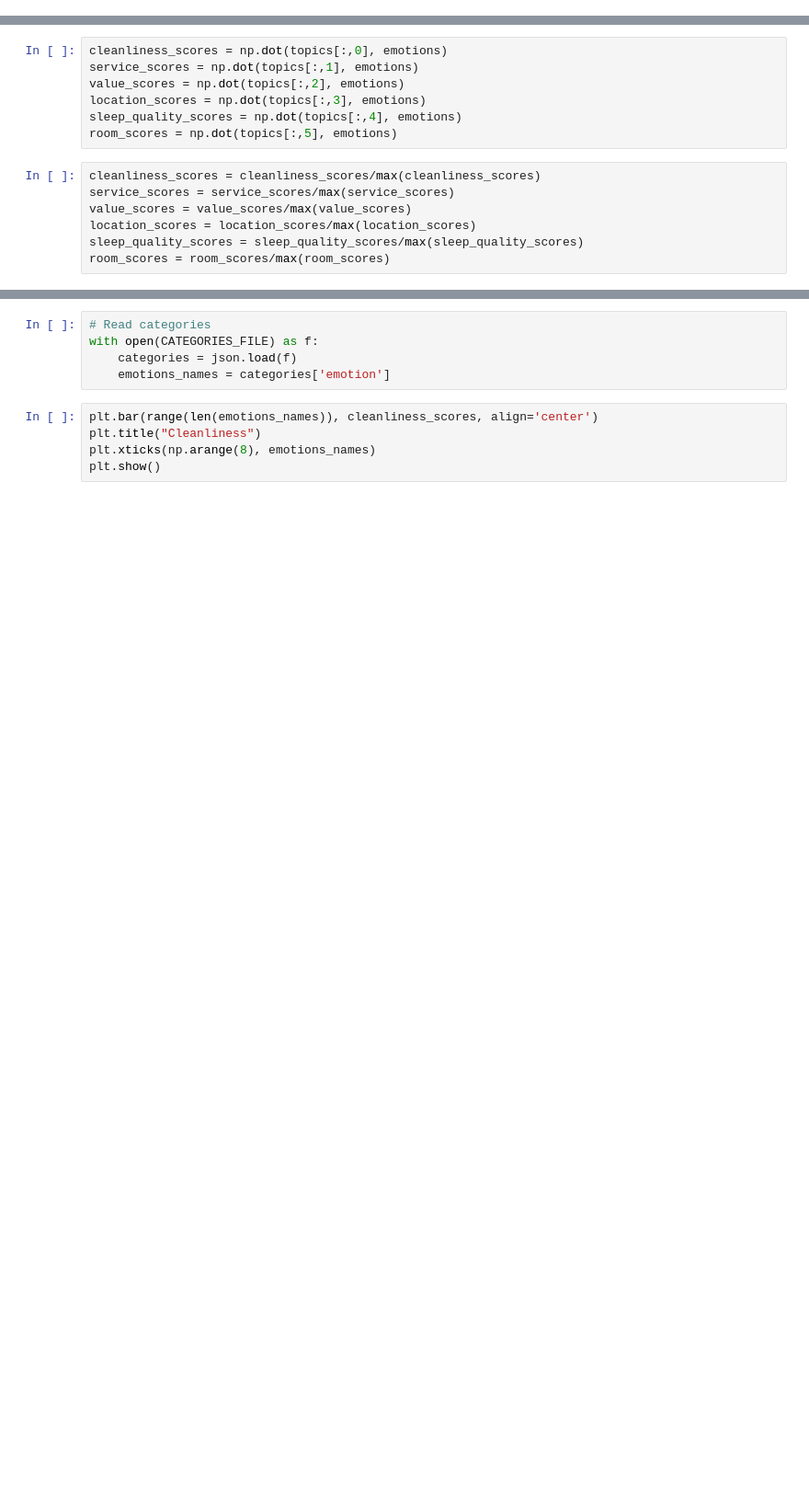
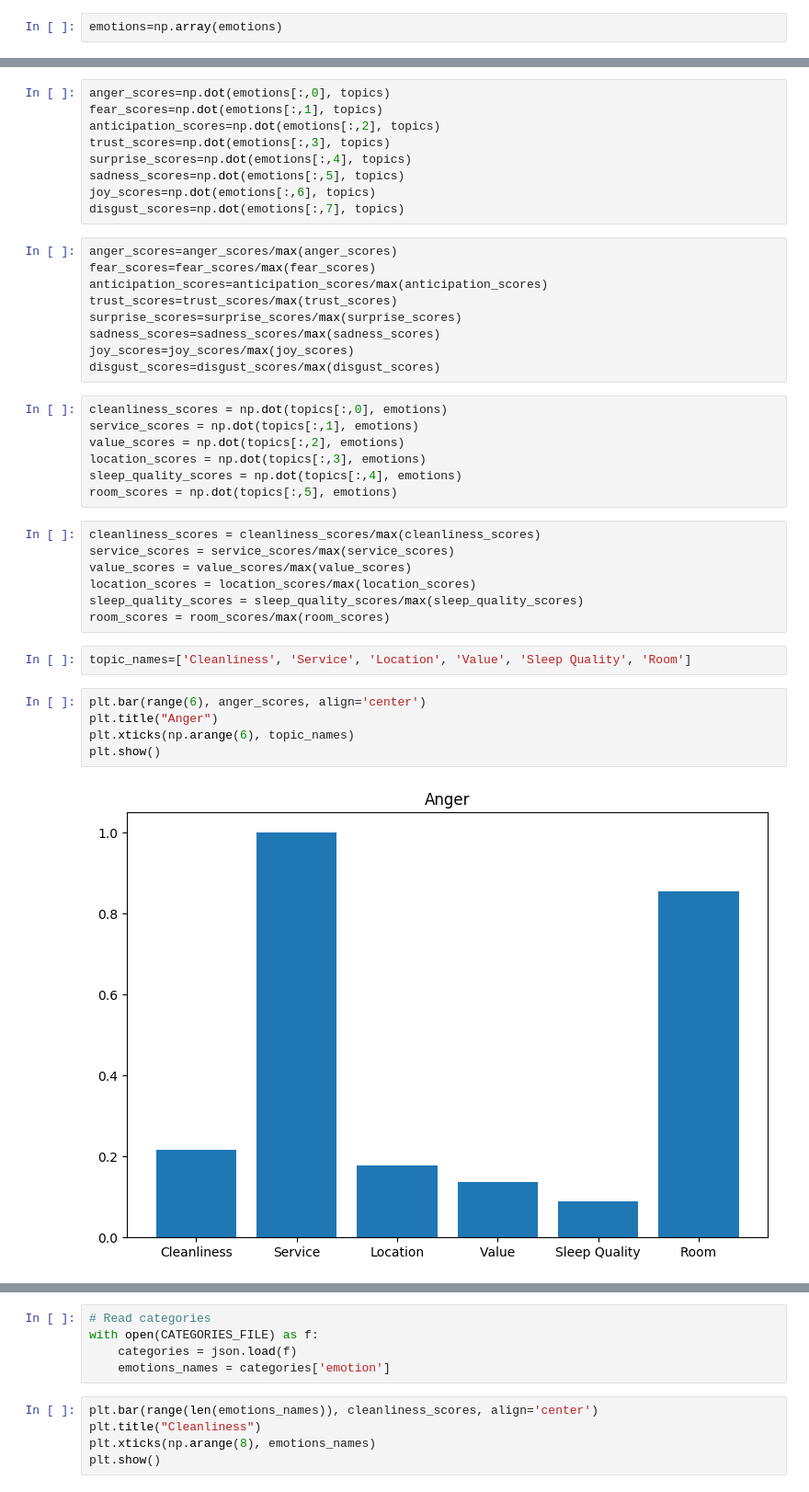
Before and after one commit to anachaloska-student/Text-Mining-Project, a Jupyter notebook: 4. final_analysis.ipynb, the cells around one changed output, grey strips where cells are left out. Shown: that part at 92% size. Drawn from its saved outputs; the diff is of its cells as text; blank space fills up the shorter version.

```diff
--- a/4. final_analysis.ipynb
+++ b/4. final_analysis.ipynb
@@ -79,5 +61,25 @@ topics
+# %%
+emotions=np.array(emotions)
 # %%
 topics = np.array(topics)
+# %%
+anger_scores=np.dot(emotions[:,0], topics)
+fear_scores=np.dot(emotions[:,1], topics)
+anticipation_scores=np.dot(emotions[:,2], topics)
+trust_scores=np.dot(emotions[:,3], topics)
+surprise_scores=np.dot(emotions[:,4], topics)
+sadness_scores=np.dot(emotions[:,5], topics)
+joy_scores=np.dot(emotions[:,6], topics)
+disgust_scores=np.dot(emotions[:,7], topics)
+# %%
+anger_scores=anger_scores/max(anger_scores)
+fear_scores=fear_scores/max(fear_scores)
+anticipation_scores=anticipation_scores/max(anticipation_scores)
+trust_scores=trust_scores/max(trust_scores)
+surprise_scores=surprise_scores/max(surprise_scores)
+sadness_scores=sadness_scores/max(sadness_scores)
+joy_scores=joy_scores/max(joy_scores)
+disgust_scores=disgust_scores/max(disgust_scores)
 # %%
 cleanliness_scores = np.dot(topics[:,0], emotions)
 service_scores = np.dot(topics[:,1], emotions)
@@ -92,3 +94,12 @@ value_scores = value_scores/max(value_scores)
 location_scores = location_scores/max(location_scores)
 sleep_quality_scores = sleep_quality_scores/max(sleep_quality_scores)
 room_scores = room_scores/max(room_scores)
+# %%
+topic_names=['Cleanliness', 'Service', 'Location', 'Value', 'Sleep Quality', 'Room']
+# %%
+plt.bar(range(6), anger_scores, align='center')
+plt.title("Anger")
+plt.xticks(np.arange(6), topic_names)
+plt.show()
+# %% [output]
+[figure, added]
```
Also changed, not shown: parts of 12 cells of this notebook, 2 other files.
